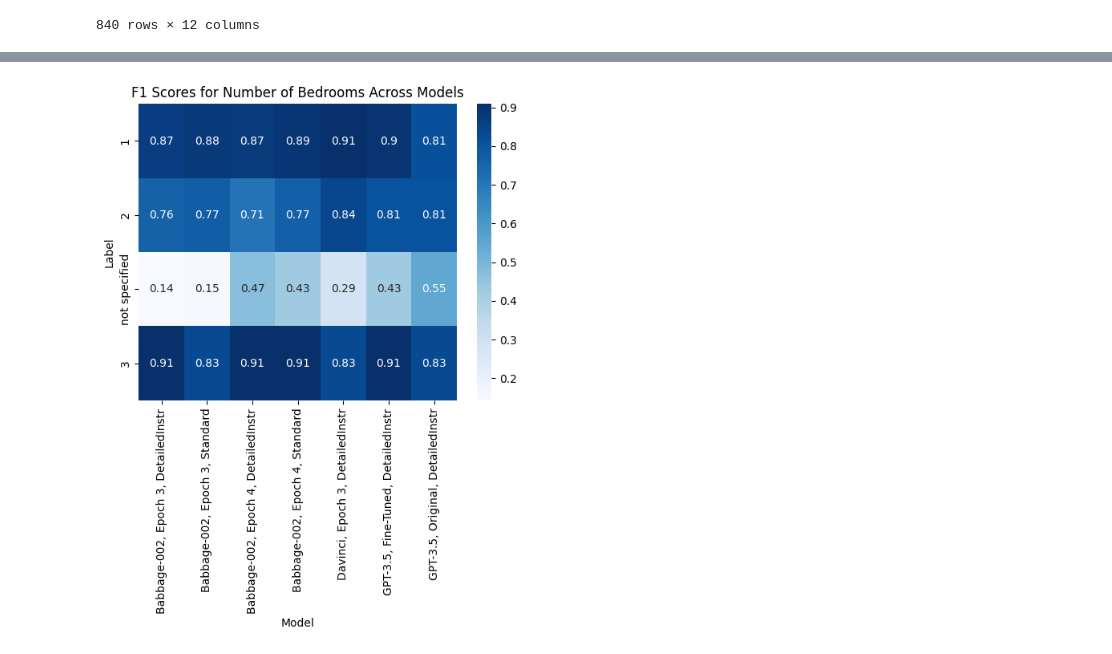
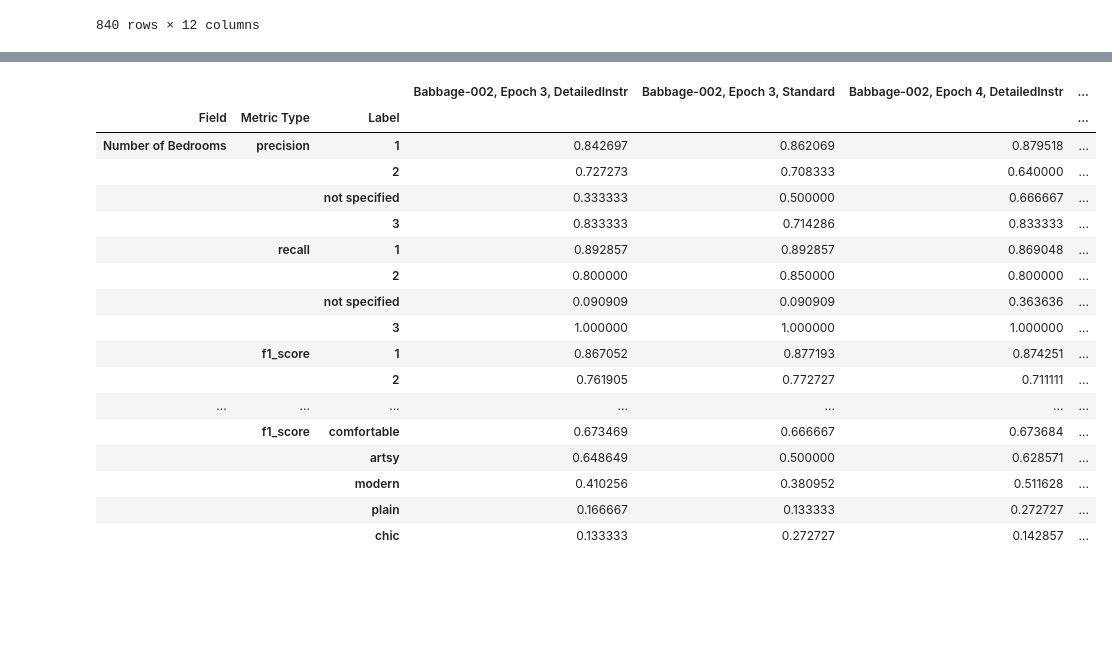
Before and after one commit to ntl2105/fpt_assignment, a Jupyter notebook: step7_eval_visualization.ipynb, the cells around one changed output, grey strips where cells are left out. Saved outputs shown, nothing was run; the diff lists cells and outputs as text; code cells hidden in the pictures; blank space fills up the shorter version.

```diff
--- a/step7_eval_visualization.ipynb
+++ b/step7_eval_visualization.ipynb
@@ -281,17 +289,23 @@ plt.show()
-# %%
-# Heatmap of F1-scores for each model and label in a specific field
-field = 'Number of Bedrooms'
-metric_type = 'f1_score'
-
-
-
-data = df.xs((field, metric_type), level=('Field', 'Metric Type'))
-sns.heatmap(data, annot=True, cmap='Blues')
-plt.title(f'F1 Scores for {field} Across Models')
-plt.ylabel('Label')
-plt.xlabel('Model')
-plt.show()
-# %% [output]
-[figure, removed]
+# %%
+df
+# %% [output]
+|  |  |  | Babbage-002, Epoch 3, DetailedInstr | Babbage-002, Epoch 3, Standard | Babbage-002, Epoch 4, DetailedInstr | ... |
+| Field | Metric Type | Label |  |  |  | ... |
+| Number of Bedrooms | precision | 1 | 0.842697 | 0.862069 | 0.879518 | ... |
+|  |  | 2 | 0.727273 | 0.708333 | 0.640000 | ... |
+|  |  | not specified | 0.333333 | 0.500000 | 0.666667 | ... |
+|  |  | 3 | 0.833333 | 0.714286 | 0.833333 | ... |
+|  | recall | 1 | 0.892857 | 0.892857 | 0.869048 | ... |
+|  |  | 2 | 0.800000 | 0.850000 | 0.800000 | ... |
+|  |  | not specified | 0.090909 | 0.090909 | 0.363636 | ... |
+|  |  | 3 | 1.000000 | 1.000000 | 1.000000 | ... |
+|  | f1_score | 1 | 0.867052 | 0.877193 | 0.874251 | ... |
+|  |  | 2 | 0.761905 | 0.772727 | 0.711111 | ... |
+| ... | ... | ... | ... | ... | ... | ... |
+|  | f1_score | comfortable | 0.673469 | 0.666667 | 0.673684 | ... |
+|  |  | artsy | 0.648649 | 0.500000 | 0.628571 | ... |
+|  |  | modern | 0.410256 | 0.380952 | 0.511628 | ... |
+|  |  | plain | 0.166667 | 0.133333 | 0.272727 | ... |
+|  |  | chic | 0.133333 | 0.272727 | 0.142857 | ... |
 # %%
 # List of attributes (fields) and metrics
```
Also changed, not shown: parts of 17 cells of this notebook, 1 other file.
